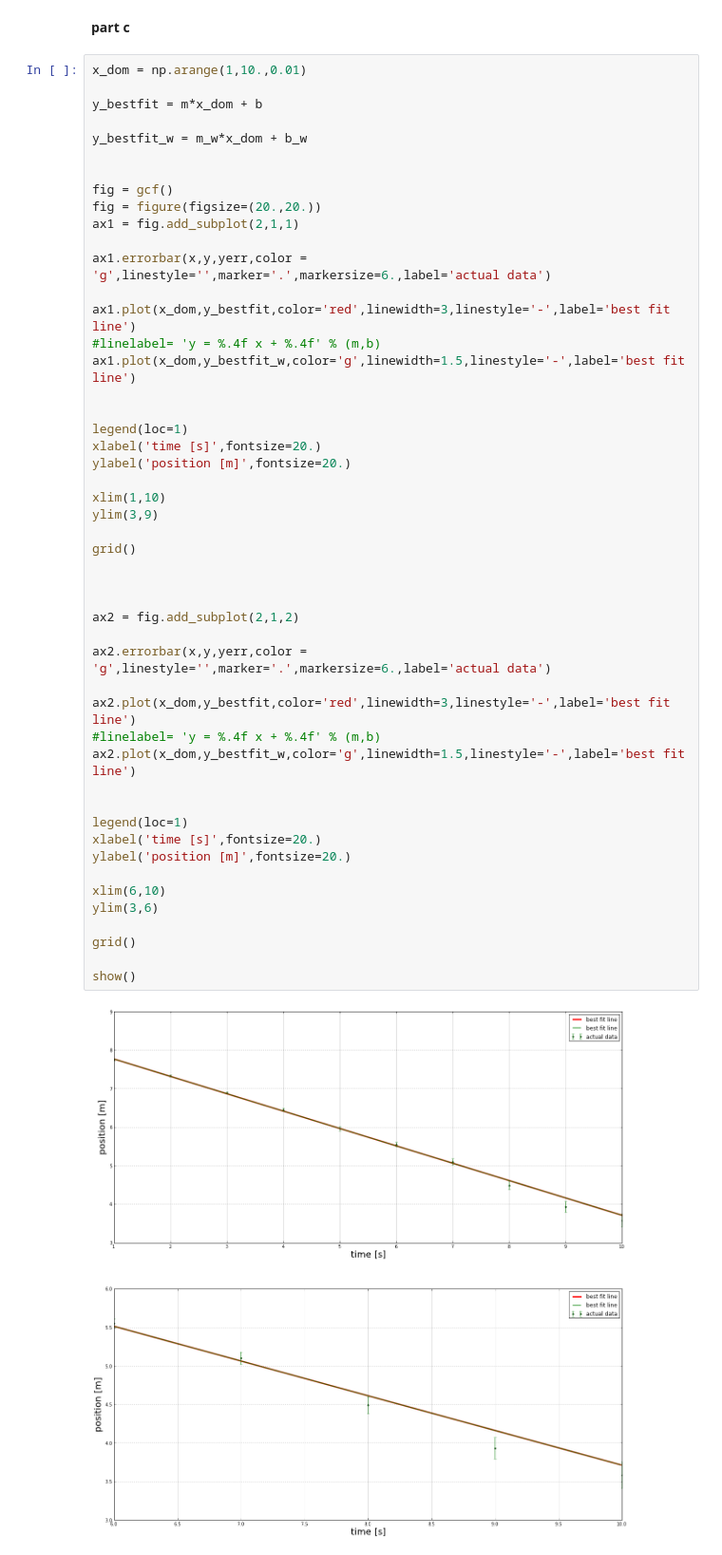
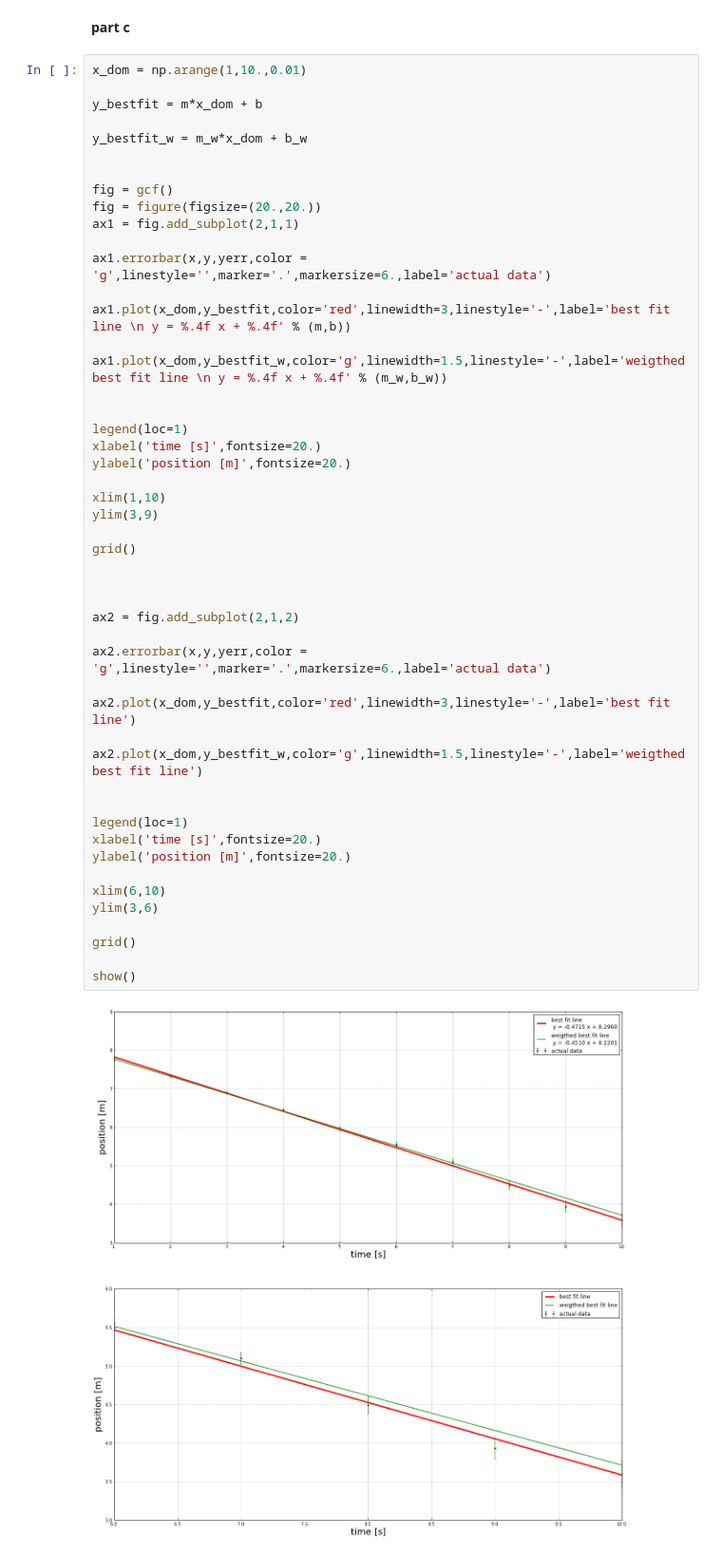
Before and after one commit to kbouch/PHYS202-S13, a Jupyter notebook: Week9/ThursdayExercises.ipynb, the cells around one changed output. Shown: that part at 95% size. Drawn from its saved outputs; the diff is of its cells as text.

```diff
--- a/Week9/ThursdayExercises.ipynb
+++ b/Week9/ThursdayExercises.ipynb
@@ -233,40 +233,40 @@ ax1 = fig.add_subplot(2,1,1)
 
 ax1.errorbar(x,y,yerr,color = 'g',linestyle='',marker='.',markersize=6.,label='actual data')
 
-ax1.plot(x_dom,y_bestfit,color='red',linewidth=3,linestyle='-',label='best fit line')
-#linelabel= 'y = %.4f x + %.4f' % (m,b)
-ax1.plot(x_dom,y_bestfit_w,color='g',linewidth=1.5,linestyle='-',label='best fit line')
+ax1.plot(x_dom,y_bestfit,color='red',linewidth=3,linestyle='-',label='best fit line \n y = %.4f x + %.4f' % (m,b))
+
+ax1.plot(x_dom,y_bestfit_w,color='g',linewidth=1.5,linestyle='-',label='weigthed best fit line \n y = %.4f x + %.4f' % (m_w,b_w))
 
 
 legend(loc=1)
 xlabel('time [s]',fontsize=20.)
 ylabel('position [m]',fontsize=20.)
 
 xlim(1,10)
 ylim(3,9)
 
 grid()
 
 
 
 ax2 = fig.add_subplot(2,1,2)
 
 ax2.errorbar(x,y,yerr,color = 'g',linestyle='',marker='.',markersize=6.,label='actual data')
 
 ax2.plot(x_dom,y_bestfit,color='red',linewidth=3,linestyle='-',label='best fit line')
-#linelabel= 'y = %.4f x + %.4f' % (m,b)
-ax2.plot(x_dom,y_bestfit_w,color='g',linewidth=1.5,linestyle='-',label='best fit line')
+
+ax2.plot(x_dom,y_bestfit_w,color='g',linewidth=1.5,linestyle='-',label='weigthed best fit line')
 
 
 legend(loc=1)
 xlabel('time [s]',fontsize=20.)
 ylabel('position [m]',fontsize=20.)
 
 xlim(6,10)
 ylim(3,6)
 
 grid()
 
 show()
 # %% [output]
-[figure, old version]
+[figure, new version]
```
Also changed, not shown: parts of 2 cells of this notebook.
